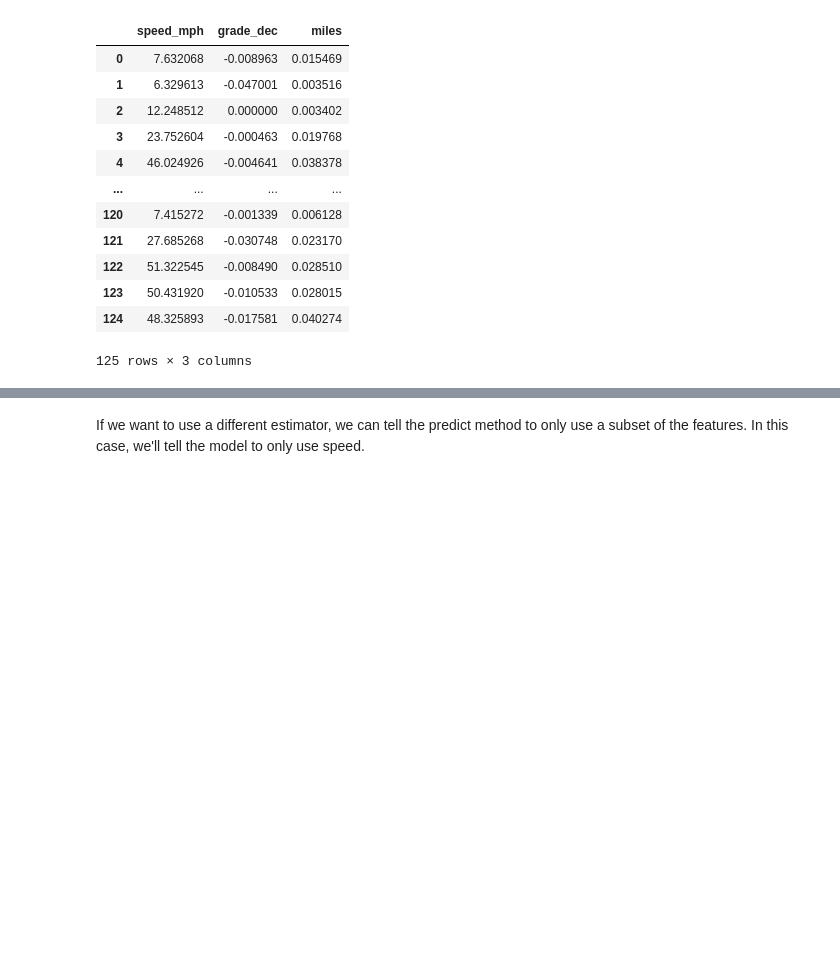
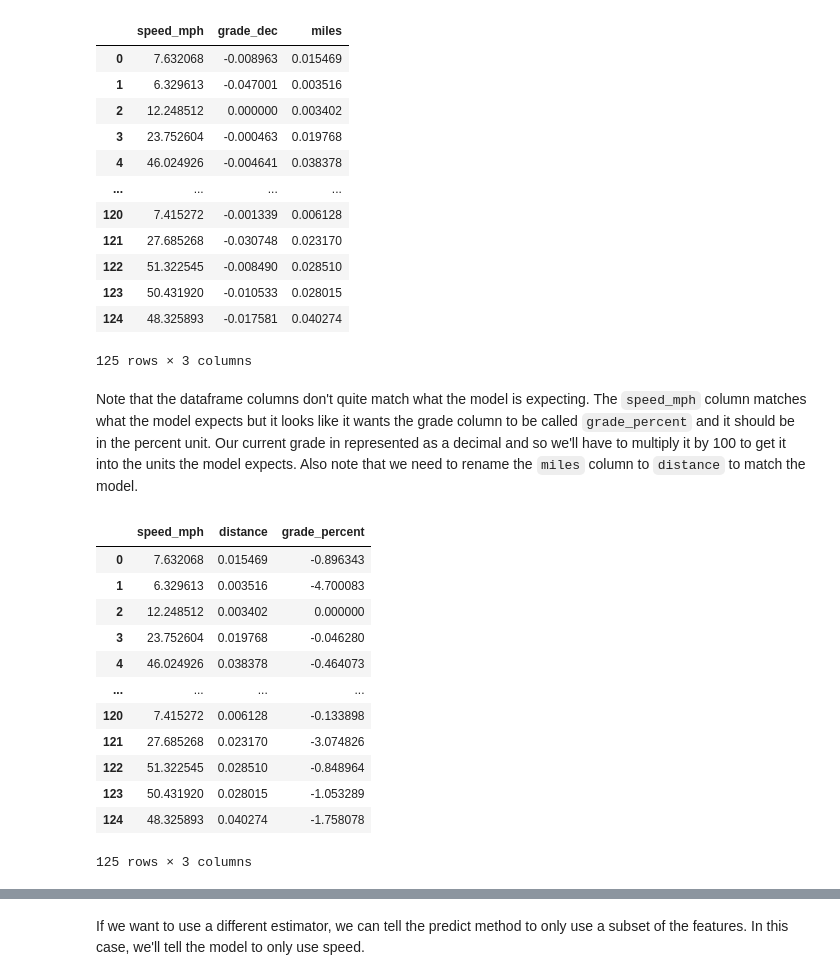
Before and after one commit to NREL/routee-powertrain, a Jupyter notebook: docs/model_prediction.ipynb, the cells around one changed output, grey strips where cells are left out. Saved outputs shown, nothing was run; the diff lists cells and outputs as text; code cells hidden in the pictures; blank space fills up the shorter version.

```diff
--- a/docs/model_prediction.ipynb
+++ b/docs/model_prediction.ipynb
@@ -73,6 +73,30 @@ sample_route
 | 123 | 50.431920 | -0.010533 | 0.028015 |
 | 124 | 48.325893 | -0.017581 | 0.040274 |
 125 rows × 3 columns
+# %% [markdown]
+Note that the dataframe columns don't quite match what the model is expecting.
+The `speed_mph` column matches what the model expects but it looks like it wants the grade column to be called `grade_percent` and it should be in the percent unit.
+Our current grade in represented as a decimal and so we'll have to multiply it by 100 to get it into the units the model expects.
+Also note that we need to rename the `miles` column to `distance` to match the model.
+# %%
+sample_route["grade_percent"] = sample_route.grade_dec * 100
+sample_route = sample_route.drop(columns="grade_dec")
+sample_route = sample_route.rename(columns={"miles": "distance"})
+sample_route
+# %% [output]
+|  | speed_mph | distance | grade_percent |
+| 0 | 7.632068 | 0.015469 | -0.896343 |
+| 1 | 6.329613 | 0.003516 | -4.700083 |
+| 2 | 12.248512 | 0.003402 | 0.000000 |
+| 3 | 23.752604 | 0.019768 | -0.046280 |
+| 4 | 46.024926 | 0.038378 | -0.464073 |
+| ... | ... | ... | ... |
+| 120 | 7.415272 | 0.006128 | -0.133898 |
+| 121 | 27.685268 | 0.023170 | -3.074826 |
+| 122 | 51.322545 | 0.028510 | -0.848964 |
+| 123 | 50.431920 | 0.028015 | -1.053289 |
+| 124 | 48.325893 | 0.040274 | -1.758078 |
+125 rows × 3 columns
 # %% [markdown]
 If we just pass in the links DataFrame without any other information, the model will assume we want to use all the features and in this case will look for an internal estimator with features to match all the columns.
 
```
Also changed, not shown: parts of 9 cells of this notebook.
